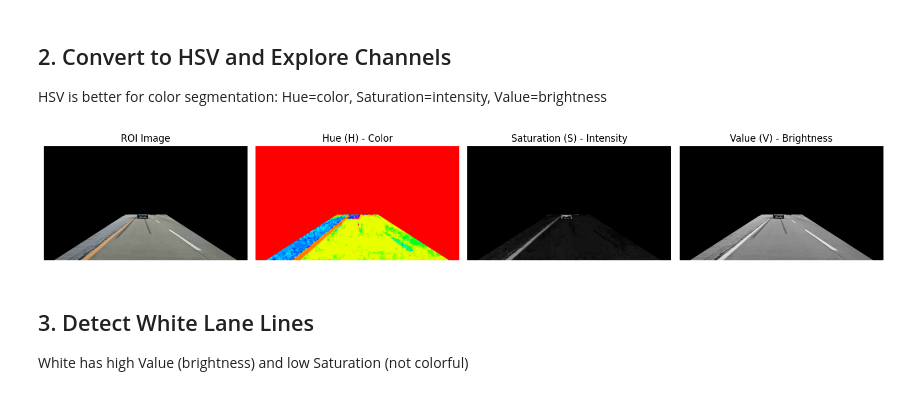
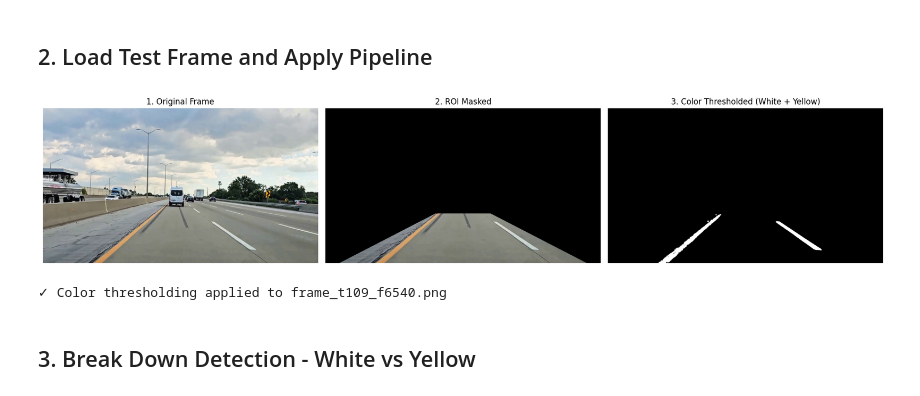
Before and after one commit to Nir-David-Duani/lane-detection, a Jupyter notebook: notebooks/03_color_thresholding.ipynb, the cells around one changed output. Cells and saved outputs as stored; diff of their text form; code cells hidden in the pictures.

```diff
--- a/notebooks/03_color_thresholding.ipynb
+++ b/notebooks/03_color_thresholding.ipynb
@@ -54,38 +35,38 @@ plt.show()
 # %% [markdown]
-## 2. Convert to HSV and Explore Channels
-HSV is better for color segmentation: Hue=color, Saturation=intensity, Value=brightness
+## 2. Load Test Frame and Apply Pipeline
 # %%
-# Convert ROI image to HSV
-img_hsv = cv2.cvtColor(img_roi, cv2.COLOR_BGR2HSV)
+# Load test frame
+frames_dir = "../data/frames_sample"
+test_frame = "frame_t109_f6540.png"
 
-h, s, v = cv2.split(img_hsv)
+img = cv2.imread(os.path.join(frames_dir, test_frame))
 
-plt.figure(figsize=(15, 4))
-plt.subplot(1, 4, 1)
-plt.imshow(cv2.cvtColor(img_roi, cv2.COLOR_BGR2RGB))
-plt.title("ROI Image")
-plt.axis("off")
+# Apply preprocessing: ROI + Color thresholding
+img_roi, roi_pts = apply_roi_mask(img)
+color_mask = apply_color_threshold(img_roi)
 
-plt.subplot(1, 4, 2)
-plt.imshow(h, cmap="hsv")
-plt.title("Hue (H) - Color")
-plt.axis("off")
+# Visualize pipeline stages
+fig, axes = plt.subplots(1, 3, figsize=(18, 5))
 
-plt.subplot(1, 4, 3)
-plt.imshow(s, cmap="gray")
-plt.title("Saturation (S) - Intensity")
-plt.axis("off")
+axes[0].imshow(cv2.cvtColor(img, cv2.COLOR_BGR2RGB))
+axes[0].set_title('1. Original Frame')
+axes[0].axis('off')
 
-plt.subplot(1, 4, 4)
-plt.imshow(v, cmap="gray")
-plt.title("Value (V) - Brightness")
-plt.axis("off")
+axes[1].imshow(cv2.cvtColor(img_roi, cv2.COLOR_BGR2RGB))
+axes[1].set_title('2. ROI Masked')
+axes[1].axis('off')
+
+axes[2].imshow(color_mask, cmap='gray')
+axes[2].set_title('3. Color Thresholded (White + Yellow)')
+axes[2].axis('off')
 
 plt.tight_layout()
 plt.show()
+
+print(f"✓ Color thresholding applied to {test_frame}")
 # %% [output]
-[figure, old version]
+[figure, new version]
+✓ Color thresholding applied to frame_t109_f6540.png
 # %% [markdown]
-## 3. Detect White Lane Lines
-White has high Value (brightness) and low Saturation (not colorful)
+## 3. Break Down Detection - White vs Yellow
 # %%
```
Also changed, not shown: parts of 14 cells of this notebook, 5 other files.
